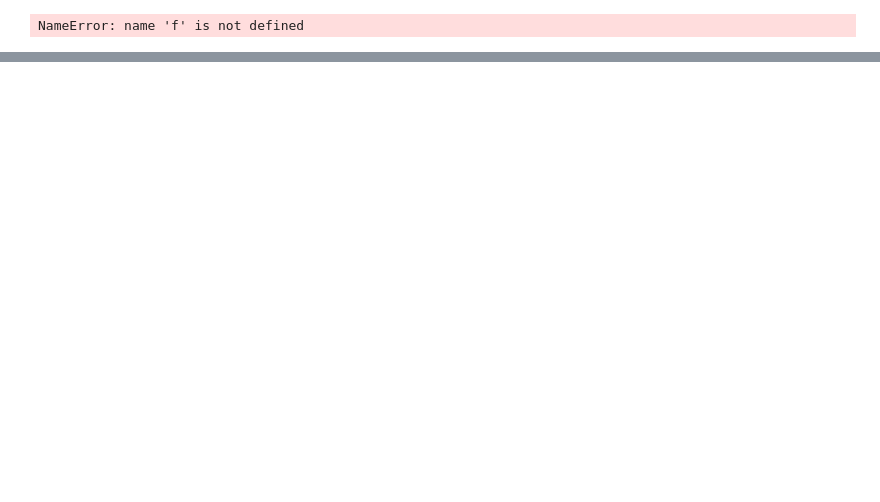
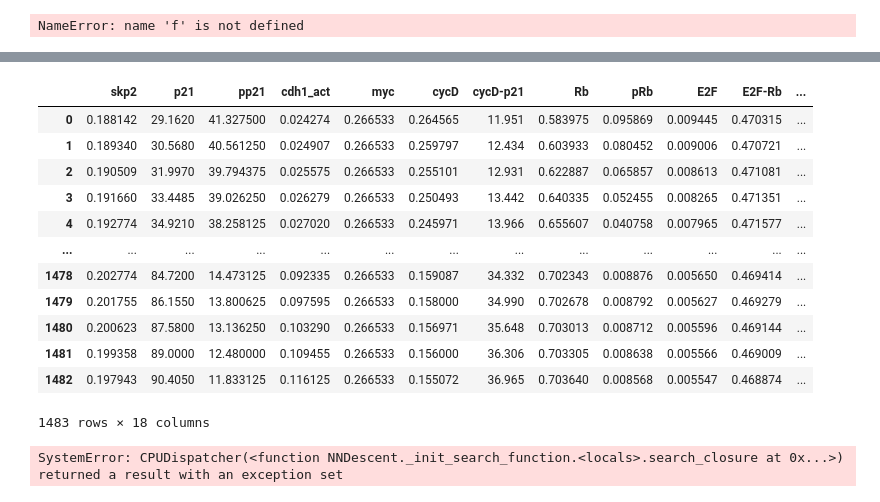
Before and after one commit to QuLab-VU/ECM_cell_cycle_model, a Jupyter notebook: Figures/Fig4/calcODE_UMAPS.ipynb, the cells around one changed output, grey strips where cells are left out. Drawn from its saved outputs; the diff is of its cells as text; code cells hidden in the pictures; blank space fills up the shorter version.

```diff
--- a/Figures/Fig4/calcODE_UMAPS.ipynb
+++ b/Figures/Fig4/calcODE_UMAPS.ipynb
@@ -40,16 +42,16 @@ f5
 # %%
-#Important params to set the window size and step time distance
-init_dt = 0.01                #initial dt from the raw model output
-dt = 0.05                      #dt for umap window
-window = 4                    #window size in hours
-time_step = 0.2                 #time step between windows
+# Important params to set the window size and step time distance
+init_dt = 0.1                # initial dt from the raw model output
+dt = 0.1                      # dt for umap window
+window = 4                    # window size in hours
+time_step = 0.5               # time step between windows
 
 #umap params
-neighbs = 200
+neighbs = 50
 min_d = 0.05
 
 #Load umap reducer object
-reducer = joblib.load(str(REDDIR) + f'\\reducer_05_15_{init_dt}_{dt}_{window}_{time_step}.sav')
+reducer = joblib.load('C:\\Users\\olesk\\data\\reducer_07_25_0.1_0.1_4_0.5.sav')
 # %%
 split_s = f.split('.')
 split_ss = split_s[0].split('\\')
@@ -58,6 +60,9 @@ name
 # %% [output]
 NameError: name 'f' is not defined
 # %%
-test = np.arange(0,1000.01,0.01)
-test
+file_location = os.path.join('C:\\Users\\olesk\\ECM_mod_output\\', 'stoch_sim*')
+filenames = glob.glob(file_location)
+filenames = sorted(filenames)
+filenames_sp = [filenames[2], filenames[3], filenames[0], filenames[1], filenames[4], filenames[5]]
+filenames_sp
 # %% [output]
@@ -66,7 +75,6 @@ array([0.0000e+00, 1.0000e-02, 2.0000e-02, ..., 9.9998e+02, 9.9999e+02,
 # %%
-#Load and resample time based on umap window
-#time_tmp = pd.read_csv('C:\\Users\\olesk\\ECM_mod_output\\ODE_runs\\exp_conditions\\exp_conditions\\ode_7-7_t.txt', sep=",", header=None)
-#time_tmp = time_tmp.T
-time_tmp = pd.DataFrame(data=np.arange(0,1000.01,0.01))
-time_tmp.columns = ["time"]
-time_tmp2 = time_tmp.iloc[::int(dt//init_dt)].reset_index().drop(columns=['index'])
+file_location = os.path.join('C:\\Users\\olesk\\ECM_mod_output\\', 'ODE_sim*')
+filenames_ode = glob.glob(file_location)
+filenames_ode = sorted(filenames_ode)
+filenames_sp_ode = [filenames_ode[2], filenames_ode[3], filenames_ode[0], filenames_ode[1], filenames_ode[4], filenames_ode[5]]
+filenames_sp_ode
@@ -72,0 +188,26 @@ time_tmp2 = time_tmp.iloc[::int(dt//init_dt)].reset_index().drop(columns=['index
+# %%
+win_len = int(window/dt)
+prot_tmp = pd.read_csv(all_odes[0], sep=",", header=None, usecols = range(0,18))
+prot_tmp.columns = ["skp2", "p21", "pp21", "cdh1_act", "myc", "cycD", "cycD-p21",
+"Rb", "pRb", "E2F", "E2F-Rb", "cycE", "cycE-p21", "cycA", "cycA-p21",
+"cycB", "cycB-p21", "cdc20"]
+range_ind = np.arange(int(win_len/2),int(len(prot_tmp)-(int(win_len/2))),int(time_step/dt))
+#prot_tmp = prot_tmp/200
+for ii in range(18):
+    prot_tmp.iloc[:,ii] = (prot_tmp.iloc[:,ii] - min_prots[ii])/(max_prots[ii] - min_prots[ii])
+# %%
+prot_tmp
+# %% [output]
+|  | skp2 | p21 | pp21 | cdh1_act | myc | cycD | cycD-p21 | Rb | pRb | E2F | E2F-Rb | ... |
+| 0 | 0.188142 | 29.1620 | 41.327500 | 0.024274 | 0.266533 | 0.264565 | 11.951 | 0.583975 | 0.095869 | 0.009445 | 0.470315 | ... |
+| 1 | 0.189340 | 30.5680 | 40.561250 | 0.024907 | 0.266533 | 0.259797 | 12.434 | 0.603933 | 0.080452 | 0.009006 | 0.470721 | ... |
+| 2 | 0.190509 | 31.9970 | 39.794375 | 0.025575 | 0.266533 | 0.255101 | 12.931 | 0.622887 | 0.065857 | 0.008613 | 0.471081 | ... |
+| 3 | 0.191660 | 33.4485 | 39.026250 | 0.026279 | 0.266533 | 0.250493 | 13.442 | 0.640335 | 0.052455 | 0.008265 | 0.471351 | ... |
+| 4 | 0.192774 | 34.9210 | 38.258125 | 0.027020 | 0.266533 | 0.245971 | 13.966 | 0.655607 | 0.040758 | 0.007965 | 0.471577 | ... |
+| ... | ... | ... | ... | ... | ... | ... | ... | ... | ... | ... | ... | ... |
+| 1478 | 0.202774 | 84.7200 | 14.473125 | 0.092335 | 0.266533 | 0.159087 | 34.332 | 0.702343 | 0.008876 | 0.005650 | 0.469414 | ... |
+| 1479 | 0.201755 | 86.1550 | 13.800625 | 0.097595 | 0.266533 | 0.158000 | 34.990 | 0.702678 | 0.008792 | 0.005627 | 0.469279 | ... |
+| 1480 | 0.200623 | 87.5800 | 13.136250 | 0.103290 | 0.266533 | 0.156971 | 35.648 | 0.703013 | 0.008712 | 0.005596 | 0.469144 | ... |
+| 1481 | 0.199358 | 89.0000 | 12.480000 | 0.109455 | 0.266533 | 0.156000 | 36.306 | 0.703305 | 0.008638 | 0.005566 | 0.469009 | ... |
+| 1482 | 0.197943 | 90.4050 | 11.833125 | 0.116125 | 0.266533 | 0.155072 | 36.965 | 0.703640 | 0.008568 | 0.005547 | 0.468874 | ... |
+1483 rows × 18 columns
@@ -73,3 +235,7 @@ time_tmp2 = time_tmp.iloc[::int(dt//init_dt)].reset_index().drop(columns=['index
+# %%
+calc_ode_umap(filenames_sp, filenames_sp_ode, all_odes, time_tmp2, reducer, init_dt, dt, window, time_step)
+# %% [output]
+SystemError: CPUDispatcher(<function NNDescent._init_search_function.<locals>.search_closure at 0x...>) returned a result with an exception set
 # %%
 #create window and total protein arrays
 win_len = int(window/dt)
```
Also changed, not shown: parts of 11 cells of this notebook, 8 other files.
